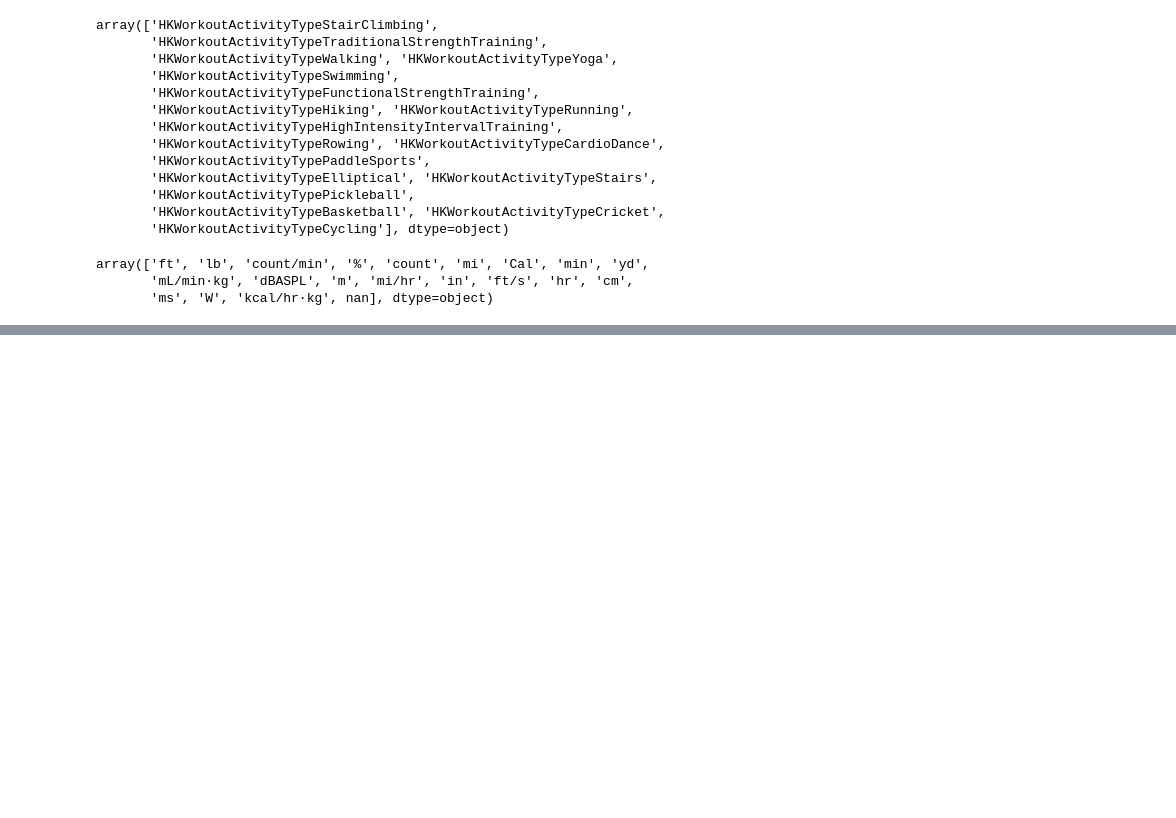
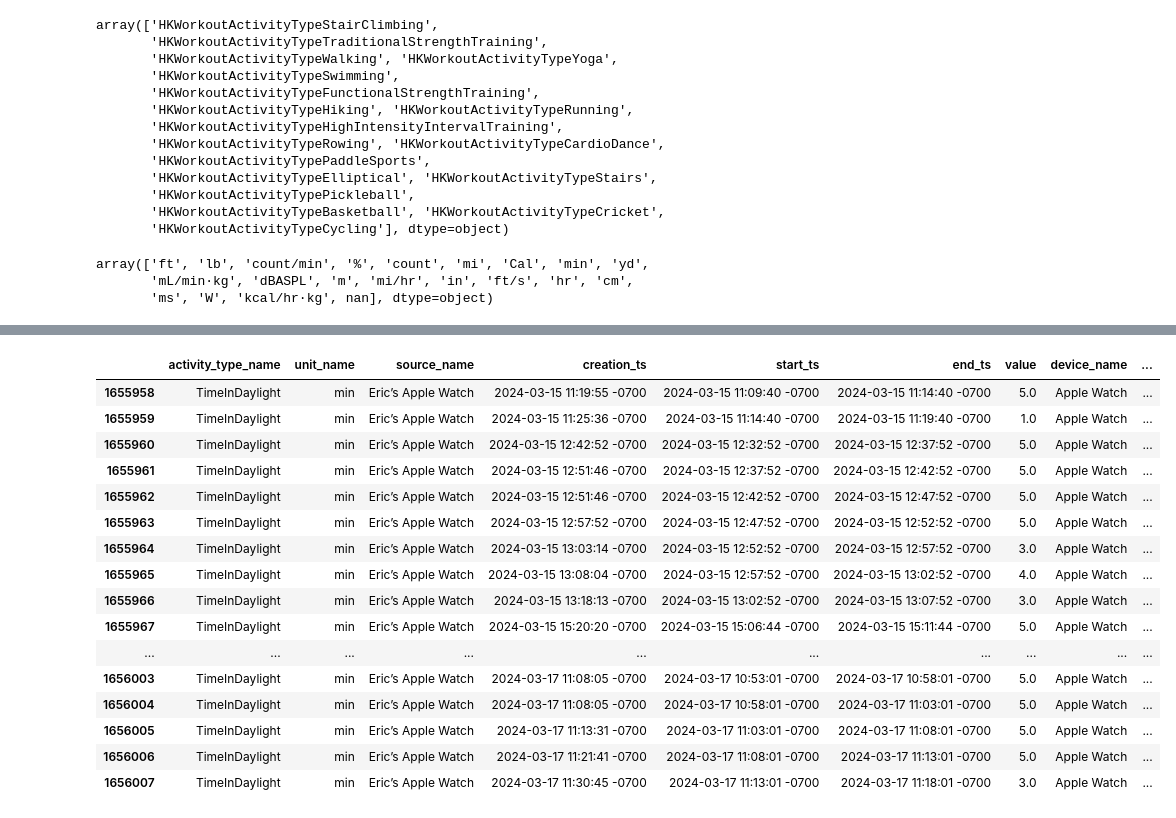
Before and after one commit to emacollins/healthdashboard, a Jupyter notebook: data_explore.ipynb, the cells around one changed output, grey strips where cells are left out. Drawn from its saved outputs; the diff is of its cells as text; code cells hidden in the pictures; blank space fills up the shorter version.

Commit message:
transform file output columns fix

```diff
--- a/data_explore.ipynb
+++ b/data_explore.ipynb
@@ -89,4 +89,5 @@ array(['ft', 'lb', 'count/min', '%', 'count', 'mi', 'Cal', 'min', 'yd',
        'mL/min·kg', 'dBASPL', 'm', 'mi/hr', 'in', 'ft/s', 'hr', 'cm',
        'ms', 'W', 'kcal/hr·kg', nan], dtype=object)
 # %%
-fact_table
+fact_table = pd.read_csv("/Users/ericcollins/healthdashboard_data/etl/transform/fact_table.csv.gz", compression="gzip")
+summary_table = pd.read_csv("/Users/ericcollins/healthdashboard_data/etl/transform/summary_table.csv.gz", compression="gzip")
@@ -92,0 +114,20 @@ fact_table
+# %%
+fact_table.loc[fact_table["activity_type_name"] == "TimeInDaylight"]
+# %% [output]
+|  | activity_type_name | unit_name | source_name | creation_ts | start_ts | end_ts | value | device_name | ... |
+| 1655958 | TimeInDaylight | min | Eric’s Apple Watch | 2024-03-15 11:19:55 -0700 | 2024-03-15 11:09:40 -0700 | 2024-03-15 11:14:40 -0700 | 5.0 | Apple Watch | ... |
+| 1655959 | TimeInDaylight | min | Eric’s Apple Watch | 2024-03-15 11:25:36 -0700 | 2024-03-15 11:14:40 -0700 | 2024-03-15 11:19:40 -0700 | 1.0 | Apple Watch | ... |
+| 1655960 | TimeInDaylight | min | Eric’s Apple Watch | 2024-03-15 12:42:52 -0700 | 2024-03-15 12:32:52 -0700 | 2024-03-15 12:37:52 -0700 | 5.0 | Apple Watch | ... |
+| 1655961 | TimeInDaylight | min | Eric’s Apple Watch | 2024-03-15 12:51:46 -0700 | 2024-03-15 12:37:52 -0700 | 2024-03-15 12:42:52 -0700 | 5.0 | Apple Watch | ... |
+| 1655962 | TimeInDaylight | min | Eric’s Apple Watch | 2024-03-15 12:51:46 -0700 | 2024-03-15 12:42:52 -0700 | 2024-03-15 12:47:52 -0700 | 5.0 | Apple Watch | ... |
+| 1655963 | TimeInDaylight | min | Eric’s Apple Watch | 2024-03-15 12:57:52 -0700 | 2024-03-15 12:47:52 -0700 | 2024-03-15 12:52:52 -0700 | 5.0 | Apple Watch | ... |
+| 1655964 | TimeInDaylight | min | Eric’s Apple Watch | 2024-03-15 13:03:14 -0700 | 2024-03-15 12:52:52 -0700 | 2024-03-15 12:57:52 -0700 | 3.0 | Apple Watch | ... |
+| 1655965 | TimeInDaylight | min | Eric’s Apple Watch | 2024-03-15 13:08:04 -0700 | 2024-03-15 12:57:52 -0700 | 2024-03-15 13:02:52 -0700 | 4.0 | Apple Watch | ... |
+| 1655966 | TimeInDaylight | min | Eric’s Apple Watch | 2024-03-15 13:18:13 -0700 | 2024-03-15 13:02:52 -0700 | 2024-03-15 13:07:52 -0700 | 3.0 | Apple Watch | ... |
+| 1655967 | TimeInDaylight | min | Eric’s Apple Watch | 2024-03-15 15:20:20 -0700 | 2024-03-15 15:06:44 -0700 | 2024-03-15 15:11:44 -0700 | 5.0 | Apple Watch | ... |
+| ... | ... | ... | ... | ... | ... | ... | ... | ... | ... |
+| 1656003 | TimeInDaylight | min | Eric’s Apple Watch | 2024-03-17 11:08:05 -0700 | 2024-03-17 10:53:01 -0700 | 2024-03-17 10:58:01 -0700 | 5.0 | Apple Watch | ... |
+| 1656004 | TimeInDaylight | min | Eric’s Apple Watch | 2024-03-17 11:08:05 -0700 | 2024-03-17 10:58:01 -0700 | 2024-03-17 11:03:01 -0700 | 5.0 | Apple Watch | ... |
+| 1656005 | TimeInDaylight | min | Eric’s Apple Watch | 2024-03-17 11:13:31 -0700 | 2024-03-17 11:03:01 -0700 | 2024-03-17 11:08:01 -0700 | 5.0 | Apple Watch | ... |
+| 1656006 | TimeInDaylight | min | Eric’s Apple Watch | 2024-03-17 11:21:41 -0700 | 2024-03-17 11:08:01 -0700 | 2024-03-17 11:13:01 -0700 | 5.0 | Apple Watch | ... |
+| 1656007 | TimeInDaylight | min | Eric’s Apple Watch | 2024-03-17 11:30:45 -0700 | 2024-03-17 11:13:01 -0700 | 2024-03-17 11:18:01 -0700 | 3.0 | Apple Watch | ... |
```
Also changed, not shown: parts of 1 cell of this notebook, 1 other file.
